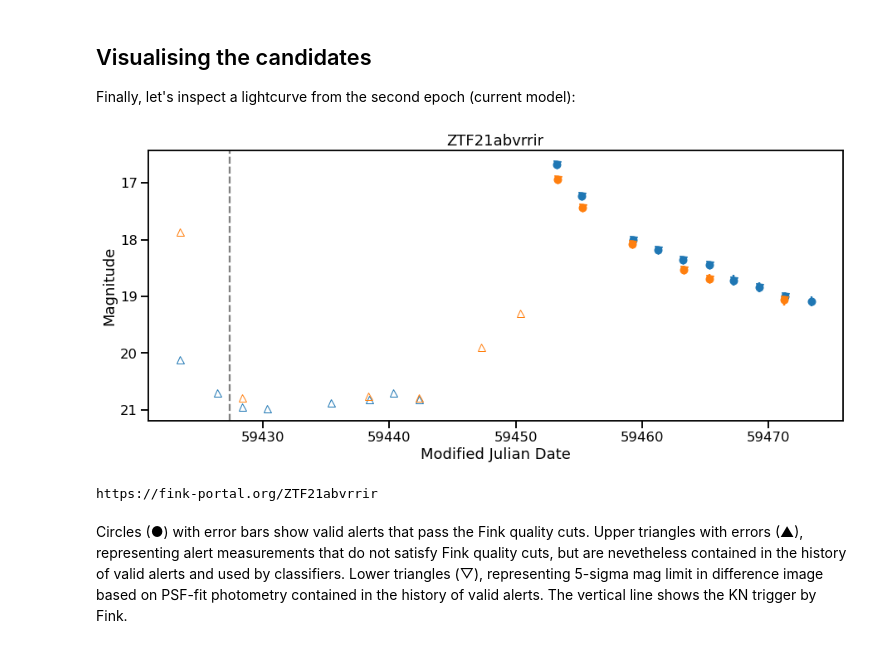
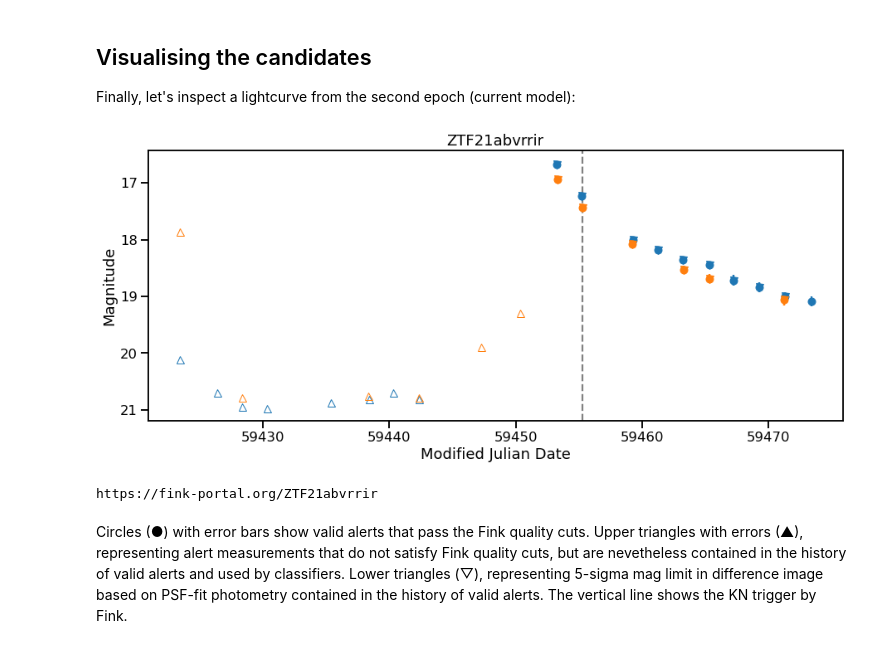
Before and after one commit to JulienPeloton/fink_grandma_kn, a Jupyter notebook: KN-LC_filter.ipynb, the cells around one changed output. Saved outputs shown, nothing was run; the diff lists cells and outputs as text; code cells hidden in the pictures.

```diff
--- a/KN-LC_filter.ipynb
+++ b/KN-LC_filter.ipynb
@@ -71,7 +71,7 @@ print(msg)
 Finally, let's inspect a lightcurve from the second epoch (current model):
 # %%
 oid = pdf_kn_lc_model2['objectId'].values[0]
-tns_class = pdf_kn_lc_model2['TNS'].values[0]
+kn_trigger = pdf_kn_lc_model2['candidate'].apply(lambda x: x['jd']).values[0]
 
 r = requests.post(
   '{}/api/v1/objects'.format(APIURL),
@@ -96,34 +96,34 @@ for filt in np.unique(pdf['i:fid']):
     plt.errorbar(
         pdf[maskValid & maskFilt]['i:jd'].apply(lambda x: x - 2400000.5),
         pdf[maskValid & maskFilt]['i:magpsf'],
         pdf[maskValid & maskFilt]['i:sigmapsf'],
         ls = '', marker='o', color=colordic[filt]
     )
 
     maskUpper = pdf['d:tag'] == 'upperlim'
     plt.plot(
         pdf[maskUpper & maskFilt]['i:jd'].apply(lambda x: x - 2400000.5),
         pdf[maskUpper & maskFilt]['i:diffmaglim'],
         ls='', marker='^', color=colordic[filt], markerfacecolor='none'
     )
 
     maskBadquality = pdf['d:tag'] == 'badquality'
     plt.errorbar(
         pdf[maskBadquality & maskFilt]['i:jd'].apply(lambda x: x - 2400000.5),
         pdf[maskBadquality & maskFilt]['i:magpsf'],
         pdf[maskBadquality & maskFilt]['i:sigmapsf'],
         ls='', marker='v', color=colordic[filt]
     )
 
 plt.axvline(kn_trigger - 2400000.5, ls='--', color='grey')
 plt.gca().invert_yaxis()
 plt.xlabel('Modified Julian Date')
 plt.ylabel('Magnitude')
 plt.title('{}'.format(oid))
 plt.show()
 print('{}/{}'.format(APIURL, oid))
 # %% [output]
-[figure, old version]
+[figure, new version]
 https://fink-portal.org/ZTF21abvrrir
 # %% [markdown]
 Circles (●) with error bars show valid alerts that pass the Fink quality cuts. Upper triangles with errors (▲), representing alert measurements that do not satisfy Fink quality cuts, but are nevetheless contained in the history of valid alerts and used by classifiers. Lower triangles (▽), representing 5-sigma mag limit in difference image based on PSF-fit photometry contained in the history of valid alerts. The vertical line shows the KN trigger by Fink.
```
Also changed, not shown: parts of 3 cells of this notebook.
